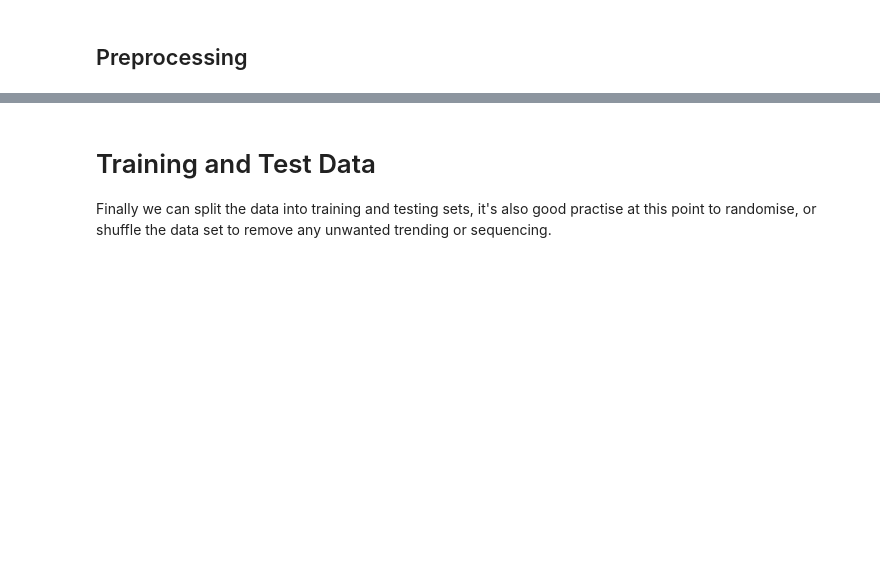
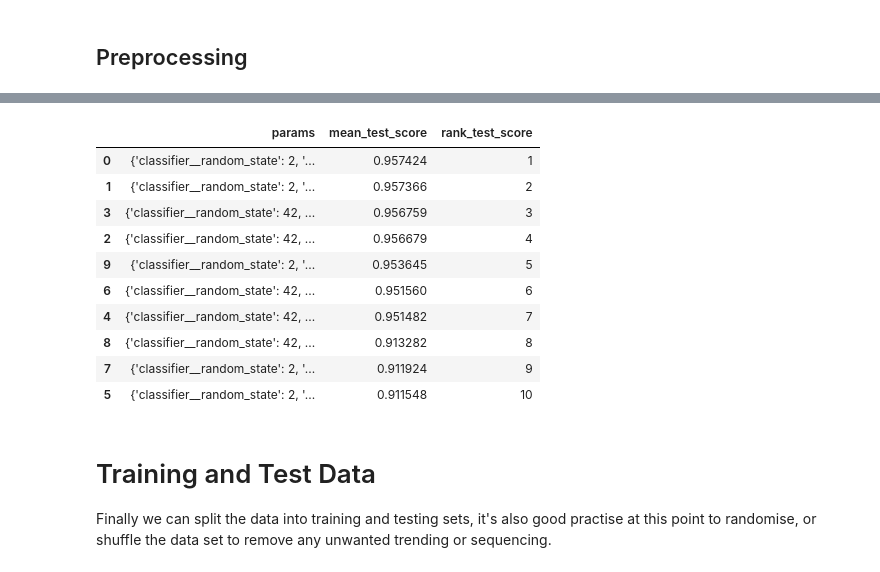
Before and after one commit to gertLush/DisposalPrediction, a Jupyter notebook: Disposal_Prediction1.ipynb, the cells around one changed output, grey strips where cells are left out. Saved outputs shown, nothing was run; the diff lists cells and outputs as text; code cells hidden in the pictures; blank space fills up the shorter version.

```diff
--- a/Disposal_Prediction1.ipynb
+++ b/Disposal_Prediction1.ipynb
@@ -1286,23 +1078,41 @@ max_features_list = {'Description':200, 'Components and Concentrations':500}
 # %%
 from sklearn.feature_extraction.text import TfidfTransformer
 
+# Define the columns to remove numbers from
+text_features = ['Description', 'Components and Concentrations']
+
+# Specify the maximum number of features for each column
+max_features_list = {'Description':500, 'Components and Concentrations':1000}
+
 text_pipe = Pipeline([
-    ('text_cleaner', TextCleaner(remove_number_cols=text_vector_features)),
+    ('text_cleaner', TextCleaner(remove_number_cols=text_features)),
     ('count_vectoriser', ColumnVectorizer(max_features_list=max_features_list)),
     ('tfidf_transformer', TfidfTransformer())
 ])
 
 preprocessor = ColumnTransformer([
-    ('text', text_pipe, text_vector_features),
+    ('fil', ReplaceEmptyCellsTransformer(column_values=replace_values),[]),
+    ('text', text_pipe, text_features),
     ('ewc', FeatureHashingTransformer(column_name='EWC', num_vec=6),['EWC']),
     ('phy', OneHotTokenTransformer(column_name='Physical State', tokens=physical_states),['Physical State']),
     ('unn', FeatureHashingTransformer(column_name='UN Number'),['UN Number']),
     ('haz', OneHotTokenTransformer(column_name='Hazard Codes', tokens=hp_codes),['Hazard Codes'])
-])
+],remainder='drop')
+
+rf_params = {
+    'max_depth': None,
+    'n_estimators': 700,
+    'min_samples_split': 2,
+    'min_samples_split': 2,
+    'criterion': 'gini',
+    'random_state': 2,
+    'verbose': True,
+    'n_jobs': -1
+}
 
 pipe = Pipeline([
     ('preprocessor', preprocessor),
-    ('classifier', RandomForestClassifier(max_depth=9, min_samples_split=2, min_samples_leaf=2, criterion='gini', verbose=True, n_jobs=-1))
+    ('classifier', RandomForestClassifier(**rf_params))
 ])
 # %%
 
@@ -1363,7 +1179,18 @@ rand.best_params_
 # %%
-rand.best_score_
 results = pd.DataFrame(rand.cv_results_)[['params','mean_test_score','rank_test_score']]
 results.sort_values('rank_test_score')
+# %% [output]
+|  | params | mean_test_score | rank_test_score |
+| 0 | {'classifier__random_state': 2, '... | 0.957424 | 1 |
+| 1 | {'classifier__random_state': 2, '... | 0.957366 | 2 |
+| 3 | {'classifier__random_state': 42, ... | 0.956759 | 3 |
+| 2 | {'classifier__random_state': 42, ... | 0.956679 | 4 |
+| 9 | {'classifier__random_state': 2, '... | 0.953645 | 5 |
+| 6 | {'classifier__random_state': 42, ... | 0.951560 | 6 |
+| 4 | {'classifier__random_state': 42, ... | 0.951482 | 7 |
+| 8 | {'classifier__random_state': 42, ... | 0.913282 | 8 |
+| 7 | {'classifier__random_state': 2, '... | 0.911924 | 9 |
+| 5 | {'classifier__random_state': 2, '... | 0.911548 | 10 |
 # %% [markdown]
 # Training and Test Data
 Finally we can split the data into training and testing sets, it's also good practise at this point to randomise, or shuffle the data set to remove any unwanted trending or sequencing.
```
Also changed, not shown: parts of 69 cells of this notebook, 1 other file.
